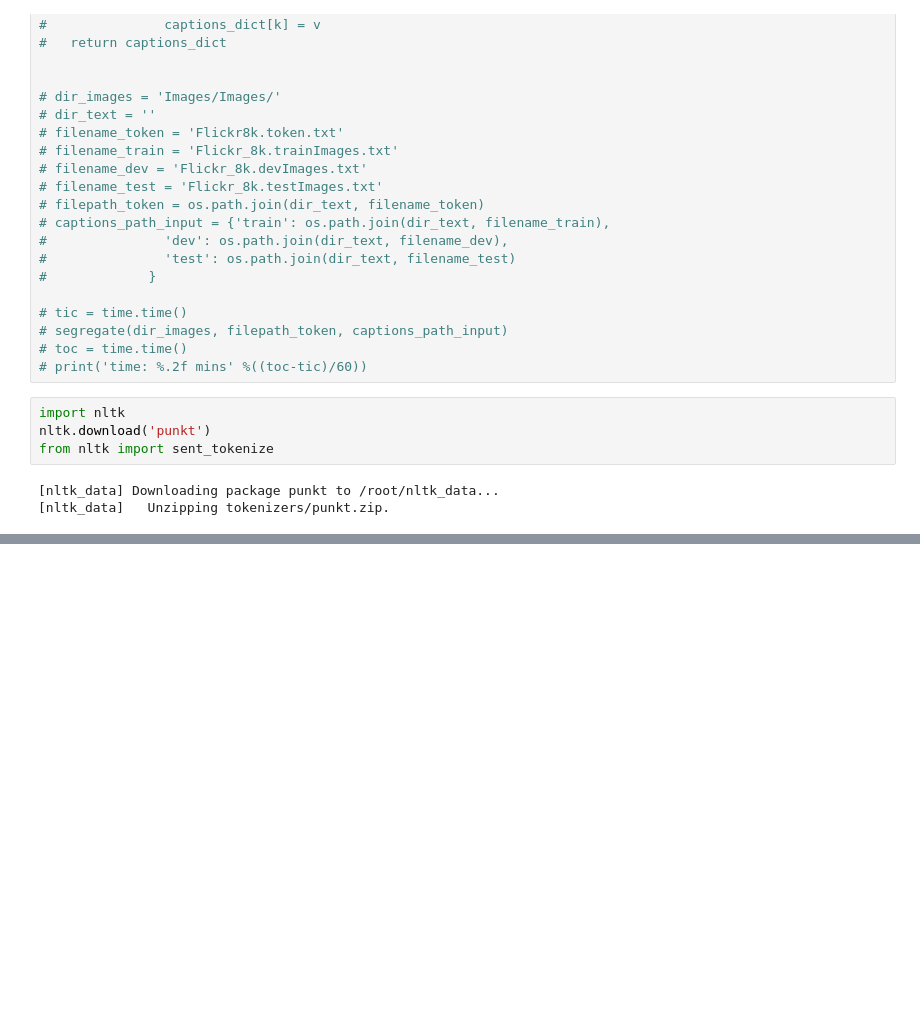
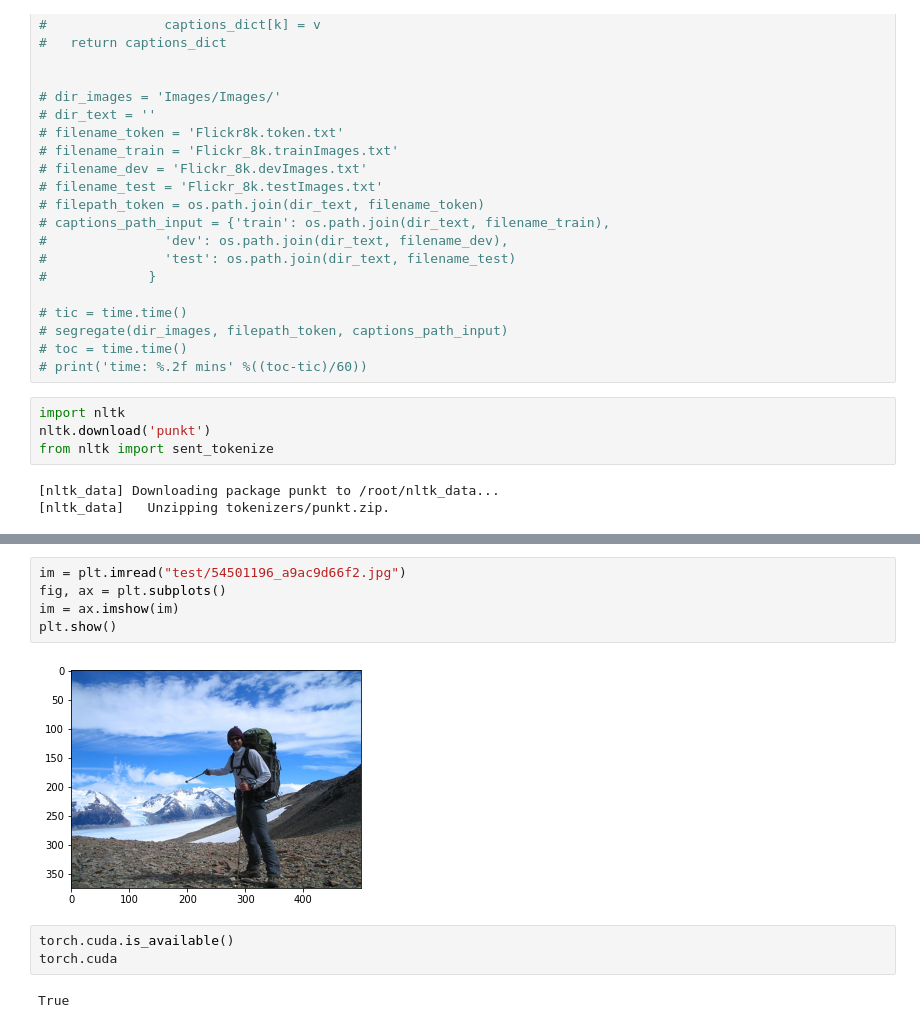
Before and after one commit to nvk681/MetaGen, a Jupyter notebook: metaGen.ipynb, the cells around one changed output, grey strips where cells are left out. Cells and saved outputs as stored; diff of their text form; blank space fills up the shorter version.

```diff
--- a/metaGen.ipynb
+++ b/metaGen.ipynb
@@ -163,0 +154,12 @@ NameError: name 'vocab' is not defined
+# %%
+im = plt.imread("test/54501196_a9ac9d66f2.jpg")
+fig, ax = plt.subplots()
+im = ax.imshow(im)
+plt.show()
+# %% [output]
+[figure, added]
+# %%
+torch.cuda.is_available()
+torch.cuda
+# %% [output]
+True
```
Also changed, not shown: parts of 3 cells of this notebook.
